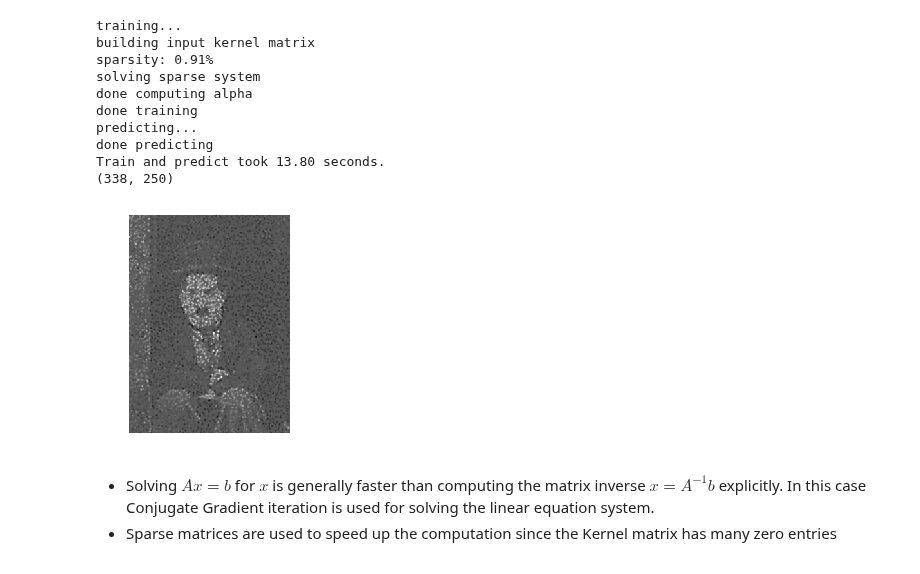
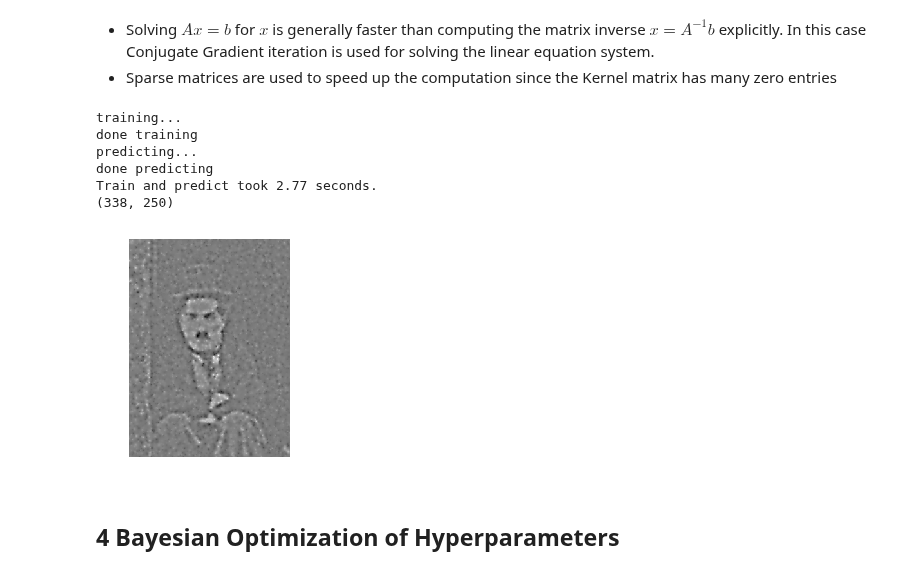
Before and after one commit to ml4cdeca/AdvancedMachineLearning, a Jupyter notebook: exercise06/gp.ipynb, the cells around one changed output. Saved outputs shown, nothing was run; the diff lists cells and outputs as text; code cells hidden in the pictures.

```diff
--- a/exercise06/gp.ipynb
+++ b/exercise06/gp.ipynb
@@ -155,20 +154,20 @@ def kernel_ridge_regression(tau, sigma, gamma):
     plt.imshow(y.reshape(im.shape),cmap='gray')
     plt.axis('off')
     #plt.save("res.png", im)
-# %%
-kernel_ridge_regression(2,2,2)
-# %% [output]
-training...
-building input kernel matrix
-sparsity: 0.91%
-solving sparse system
-done computing alpha
-done training
-predicting...
-done predicting
-Train and predict took 13.80 seconds.
-(338, 250)
-[figure, removed]
 # %% [markdown]
 * Solving $Ax = b$ for $x$ is generally faster than computing the matrix inverse $x = A^{−1}b$ explicitly. In this case Conjugate Gradient iteration is used for solving the linear equation system.
 * Sparse matrices are used to speed up the computation since the Kernel matrix has many zero entries
+# %%
+#hyperparameters
+theta = (0.8, 3.0, 1.0)
+kernel_ridge_regression(*theta)
+# %% [output]
+training...
+done training
+predicting...
+done predicting
+Train and predict took 2.77 seconds.
+(338, 250)
+[figure, added]
+# %% [markdown]
+## 4 Bayesian Optimization of Hyperparameters
```
Also changed, not shown: parts of 6 cells of this notebook, 2 other files.
